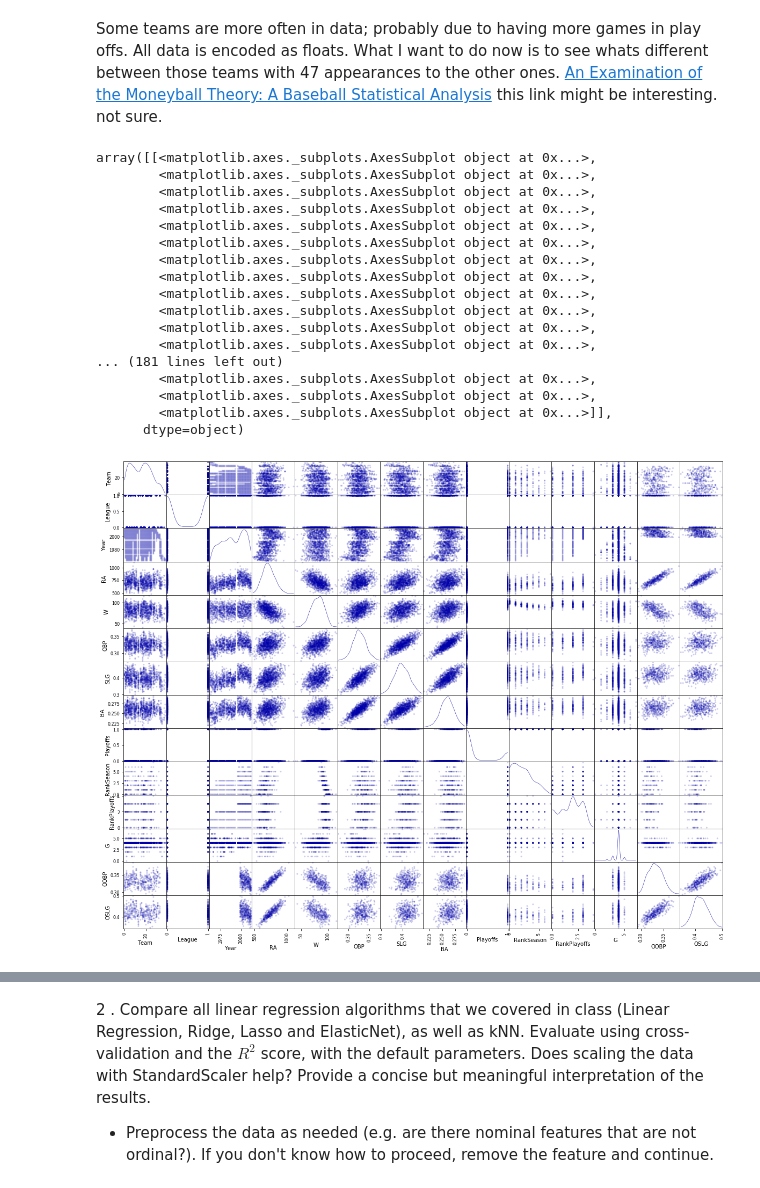
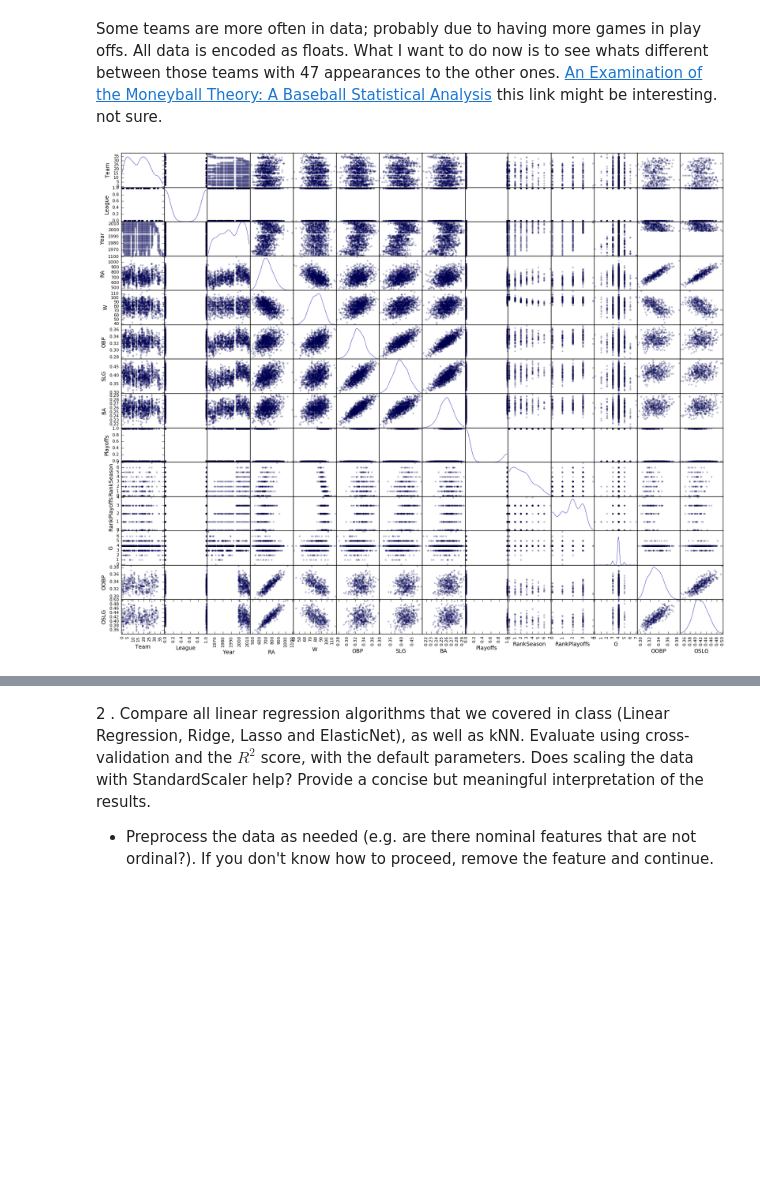
Before and after one commit to schneiderjan/2imm20-assignments, a Jupyter notebook: Assignment 1.ipynb, the cells around one changed output, grey strips where cells are left out. Cells and saved outputs as stored; diff of their text form; code cells hidden in the pictures; blank space fills up the shorter version.

```diff
--- a/Assignment 1.ipynb
+++ b/Assignment 1.ipynb
@@ -127,25 +134,8 @@ this link might be interesting. not sure.
 # %%
 from pandas.tools.plotting import scatter_matrix
 %matplotlib inline
 import matplotlib.pyplot as plt
 
-scatter_matrix(ballframe, alpha=0.2, figsize=(20, 16), diagonal='kde')
+p1 = scatter_matrix(ballframe, alpha=0.2, figsize=(20, 16), diagonal='kde')
 # %% [output]
-array([[<matplotlib.axes._subplots.AxesSubplot object at 0x...>,
-        <matplotlib.axes._subplots.AxesSubplot object at 0x...>,
-        <matplotlib.axes._subplots.AxesSubplot object at 0x...>,
-        <matplotlib.axes._subplots.AxesSubplot object at 0x...>,
-        <matplotlib.axes._subplots.AxesSubplot object at 0x...>,
-        <matplotlib.axes._subplots.AxesSubplot object at 0x...>,
-        <matplotlib.axes._subplots.AxesSubplot object at 0x...>,
-        <matplotlib.axes._subplots.AxesSubplot object at 0x...>,
-        <matplotlib.axes._subplots.AxesSubplot object at 0x...>,
-        <matplotlib.axes._subplots.AxesSubplot object at 0x...>,
-        <matplotlib.axes._subplots.AxesSubplot object at 0x...>,
-        <matplotlib.axes._subplots.AxesSubplot object at 0x...>,
-... (181 lines left out)
-        <matplotlib.axes._subplots.AxesSubplot object at 0x...>,
-        <matplotlib.axes._subplots.AxesSubplot object at 0x...>,
-        <matplotlib.axes._subplots.AxesSubplot object at 0x...>]],
-      dtype=object)
-[figure, old version]
+[figure, new version]
```
Also changed, not shown: parts of 18 cells of this notebook.
